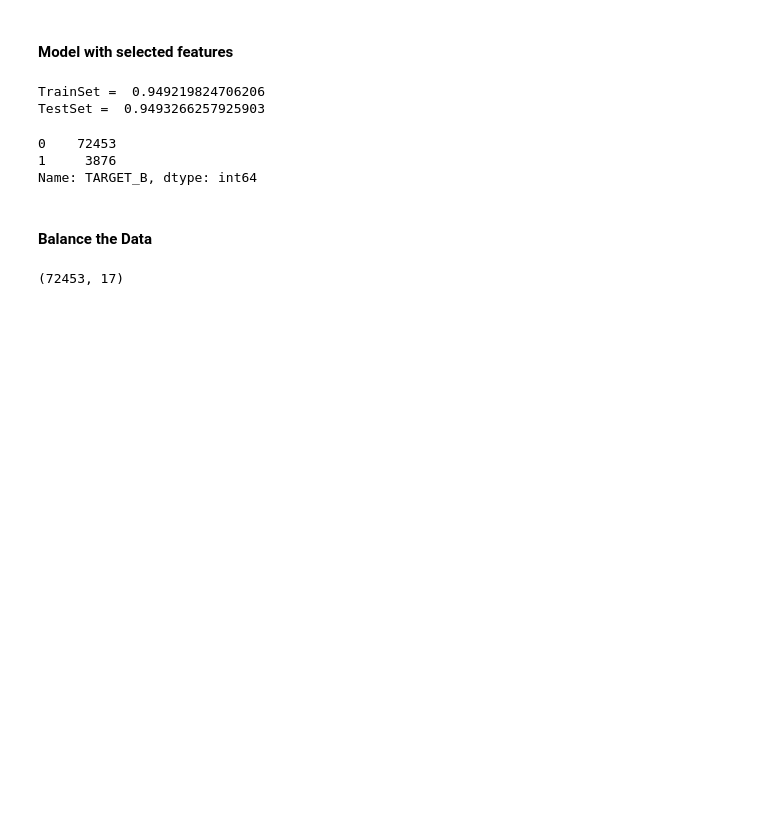
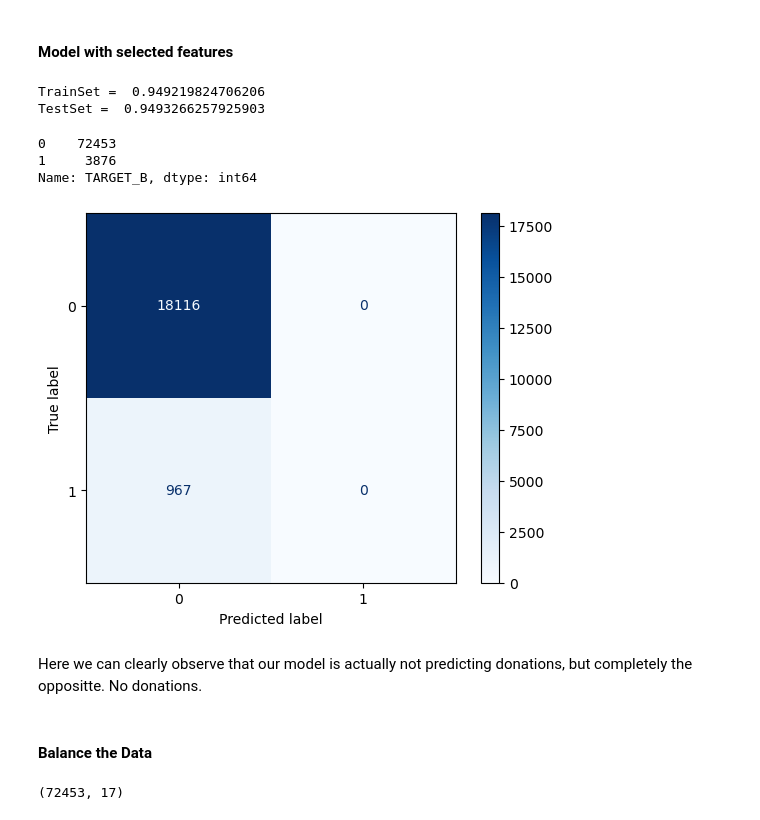
Before and after one commit to LuckyGardel/lab-random-forests, a Jupyter notebook: files_for_lab/Ramdom Forest Lab.ipynb, the cells around one changed output. Saved outputs shown, nothing was run; the diff lists cells and outputs as text; code cells hidden in the pictures; blank space fills up the shorter version.

```diff
--- a/files_for_lab/Ramdom Forest Lab.ipynb
+++ b/files_for_lab/Ramdom Forest Lab.ipynb
@@ -517,6 +517,14 @@ y_train.value_counts()
 0    72453
 1     3876
 Name: TARGET_B, dtype: int64
+# %%
+from sklearn.metrics import plot_confusion_matrix
+plot_confusion_matrix(clf, X_test, y_test,cmap=plt.cm.Blues)
+plt.show()
+# %% [output]
+[figure, added]
+# %% [markdown]
+Here we can clearly observe that our model is actually not predicting donations, but completely the oppositte. No donations.
 # %% [markdown]
 #### Balance the Data
 # %%
```
Also changed, not shown: parts of 57 cells of this notebook.
